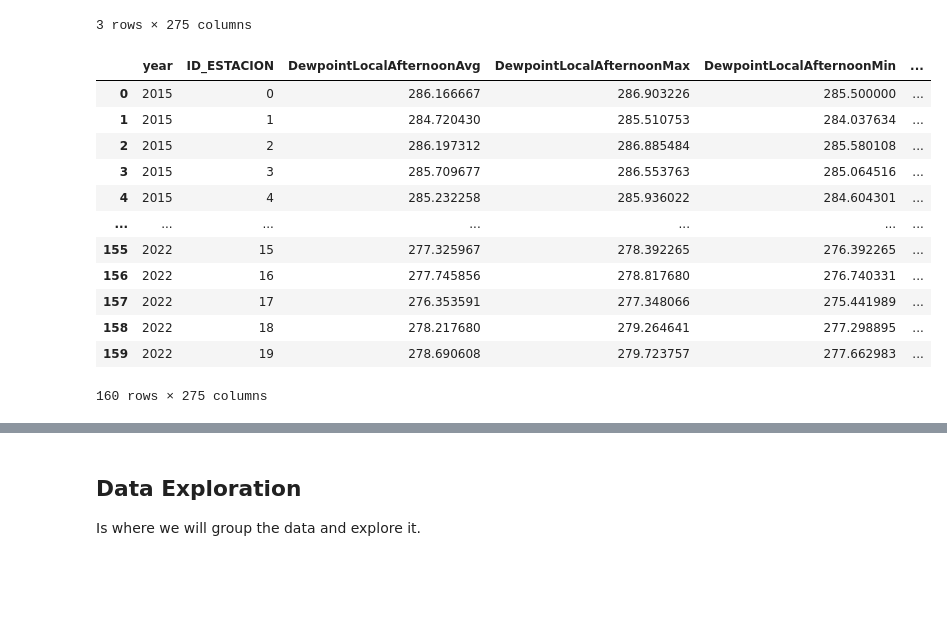
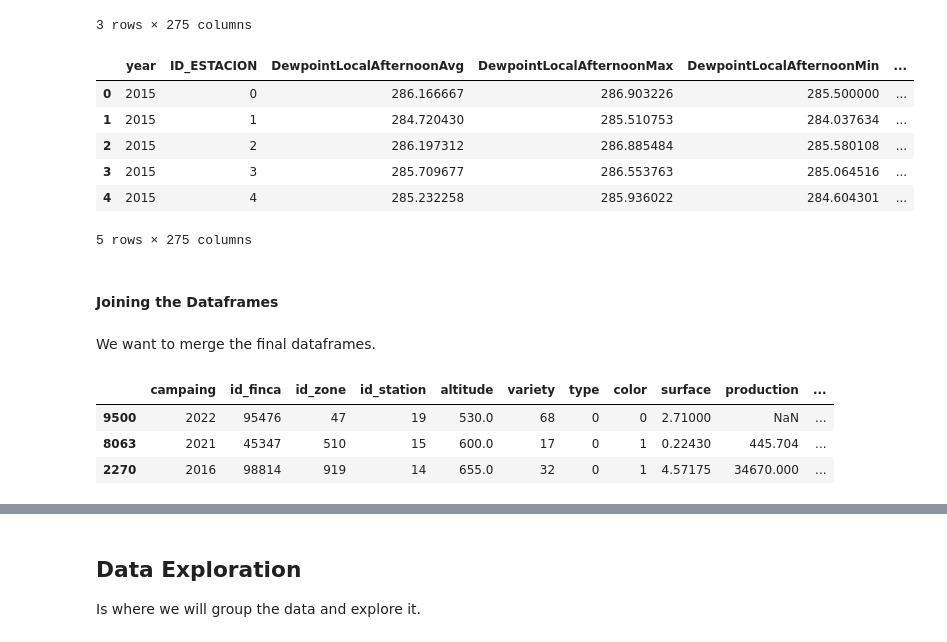
Before and after one commit to Savitar-Hub/sales-forecasting, a Jupyter notebook: wine-production/1. Exploratory Data Analysis.ipynb, the cells around one changed output, grey strips where cells are left out. Saved outputs shown, nothing was run; the diff lists cells and outputs as text; code cells hidden in the pictures; blank space fills up the shorter version.

Commit message:
[NEW] Merging dataframes

```diff
--- a/wine-production/1. Exploratory Data Analysis.ipynb
+++ b/wine-production/1. Exploratory Data Analysis.ipynb
@@ -652,18 +661,24 @@ eteo_df_pre_proc['year'] = eteo_df_pre_proc.date.dt.year
 # If we consider quarters, we would have thousands of columns. We could aggregate only by year
 station_meteo_df_mean = eteo_df_pre_proc.groupby(['year', 'ID_ESTACION']).mean(numeric_only=True)
 # %%
-station_meteo_df_mean.reset_index()
+station_meteo_df_mean = station_meteo_df_mean.reset_index()
+station_meteo_df_mean.head()
 # %% [output]
 |  | year | ID_ESTACION | DewpointLocalAfternoonAvg | DewpointLocalAfternoonMax | DewpointLocalAfternoonMin | ... |
 | 0 | 2015 | 0 | 286.166667 | 286.903226 | 285.500000 | ... |
 | 1 | 2015 | 1 | 284.720430 | 285.510753 | 284.037634 | ... |
 | 2 | 2015 | 2 | 286.197312 | 286.885484 | 285.580108 | ... |
 | 3 | 2015 | 3 | 285.709677 | 286.553763 | 285.064516 | ... |
 | 4 | 2015 | 4 | 285.232258 | 285.936022 | 284.604301 | ... |
-| ... | ... | ... | ... | ... | ... | ... |
-| 155 | 2022 | 15 | 277.325967 | 278.392265 | 276.392265 | ... |
-| 156 | 2022 | 16 | 277.745856 | 278.817680 | 276.740331 | ... |
-| 157 | 2022 | 17 | 276.353591 | 277.348066 | 275.441989 | ... |
-| 158 | 2022 | 18 | 278.217680 | 279.264641 | 277.298895 | ... |
-| 159 | 2022 | 19 | 278.690608 | 279.723757 | 277.662983 | ... |
-160 rows × 275 columns
+5 rows × 275 columns
+# %% [markdown]
+#### Joining the Dataframes
+# %% [markdown]
+We want to merge the final dataframes.
+# %%
+train_df_pre_proc.head(3)
+# %% [output]
+|  | campaing | id_finca | id_zone | id_station | altitude | variety | type | color | surface | production | ... |
+| 9500 | 2022 | 95476 | 47 | 19 | 530.0 | 68 | 0 | 0 | 2.71000 | NaN | ... |
+| 8063 | 2021 | 45347 | 510 | 15 | 600.0 | 17 | 0 | 1 | 0.22430 | 445.704 | ... |
+| 2270 | 2016 | 98814 | 919 | 14 | 655.0 | 32 | 0 | 1 | 4.57175 | 34670.000 | ... |
```
Also changed, not shown: parts of 13 cells of this notebook.
